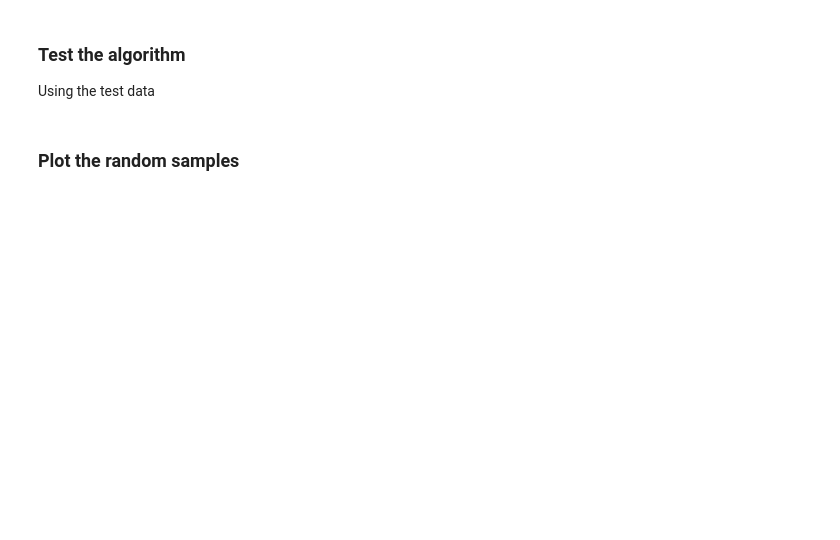
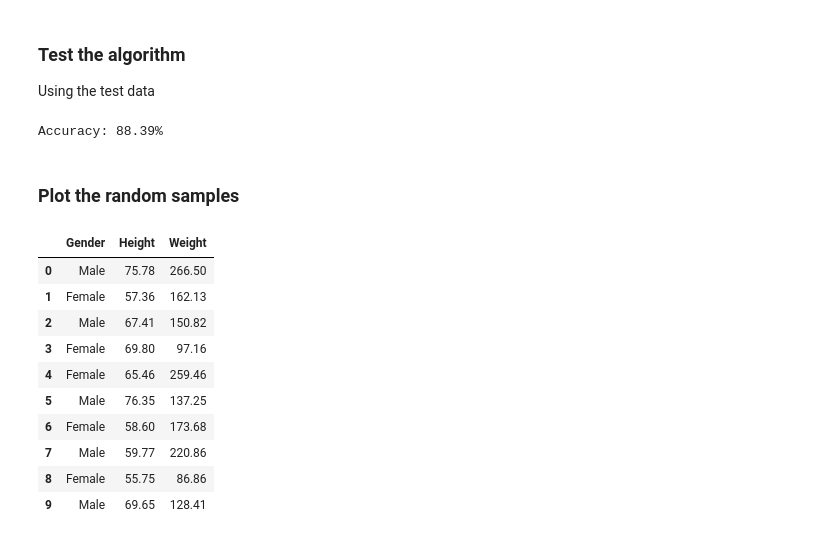
Before and after one commit to sprince0031/UL_Masters, a Jupyter notebook: SEM_1/CE4051-Introduction_to_Data_Engineering_and_Machine_Learning/Week1_2/Etivity1.2-3_Probability_23052058.ipynb, the cells around one changed output. Saved outputs shown, nothing was run; the diff lists cells and outputs as text; code cells hidden in the pictures; blank space fills up the shorter version.

```diff
--- a/SEM_1/CE4051-Introduction_to_Data_Engineering_and_Machine_Learning/Week1_2/Etivity1.2-3_Probability_23052058.ipynb
+++ b/SEM_1/CE4051-Introduction_to_Data_Engineering_and_Machine_Learning/Week1_2/Etivity1.2-3_Probability_23052058.ipynb
@@ -146,2 +171,14 @@ from sklearn.metrics import accuracy_score
+# %%
+from sklearn.metrics import accuracy_score
+
+################################
+# Your code here
+
+prediction = model.predict(X_test) # Using the trained model to classify based on the testing data features of height and weight.
+
+# Getting the accuracy score of the model based on the number of correct predictions the model made.
+print(f'Accuracy: {accuracy_score(y_test, prediction)*100:.2f}%')
+# %% [output]
+Accuracy: 88.39%
 # %% [markdown]
 ### Plot the random samples
@@ -150,0 +185,36 @@ from sklearn.metrics import accuracy_score
+# %%
+################################
+# Your code here
+
+import random
+
+# Generating synthetic data
+
+dataList = []
+for i in range(5000):
+    height = round(random.uniform(50, 80), 6)
+    weight = round(random.uniform(75, 275), 6)
+    gender = ""
+    if height >= 69 and weight >= 187:
+        gender = "Male"
+    elif height <= 64 and weight <= 136:
+        gender = "Female"
+    else:
+        gender = "Male" if round(random.random()) == 1 else "Female"
+    row = {"Gender": gender, "Height": height, "Weight": weight}
+    dataList.append(row)
+
+df = pd.DataFrame(dataList, columns=list(data.columns))
+df.head(10)
+# %% [output]
+|  | Gender | Height | Weight |
+| 0 | Male | 75.78 | 266.50 |
+| 1 | Female | 57.36 | 162.13 |
+| 2 | Male | 67.41 | 150.82 |
+| 3 | Female | 69.80 | 97.16 |
+| 4 | Female | 65.46 | 259.46 |
+| 5 | Male | 76.35 | 137.25 |
+| 6 | Female | 58.60 | 173.68 |
+| 7 | Male | 59.77 | 220.86 |
+| 8 | Female | 55.75 | 86.86 |
+| 9 | Male | 69.65 | 128.41 |
```
Also changed, not shown: parts of 22 cells of this notebook.
